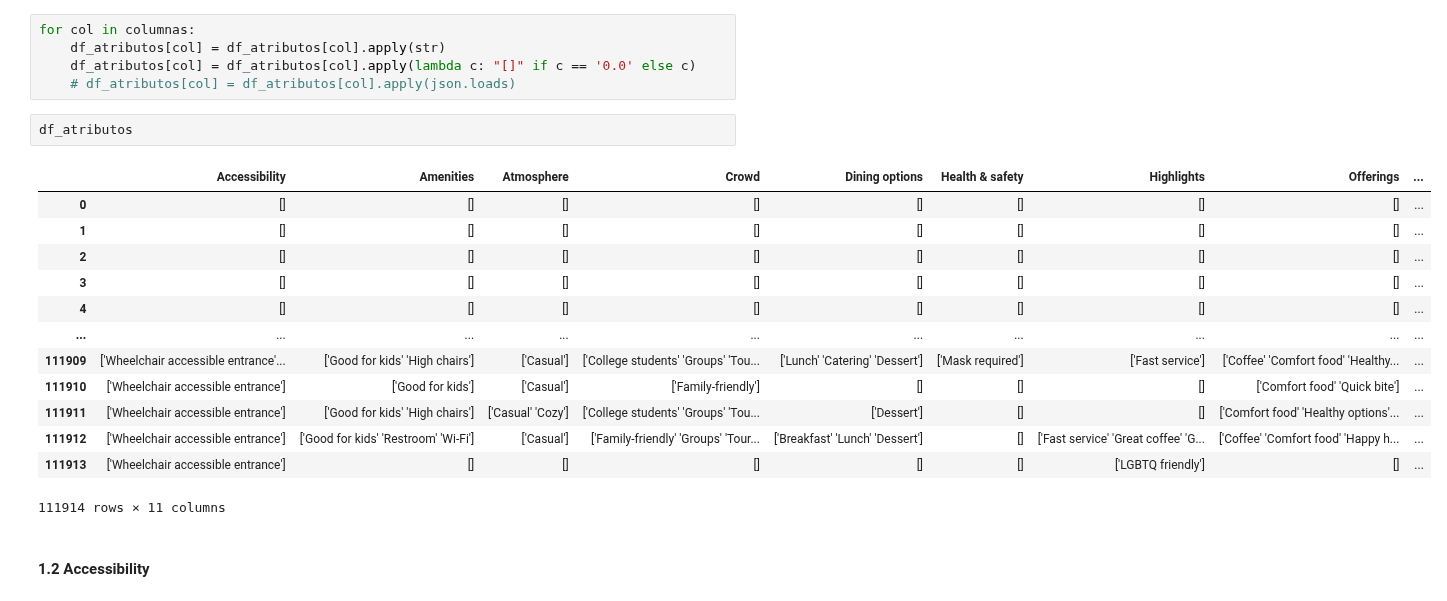
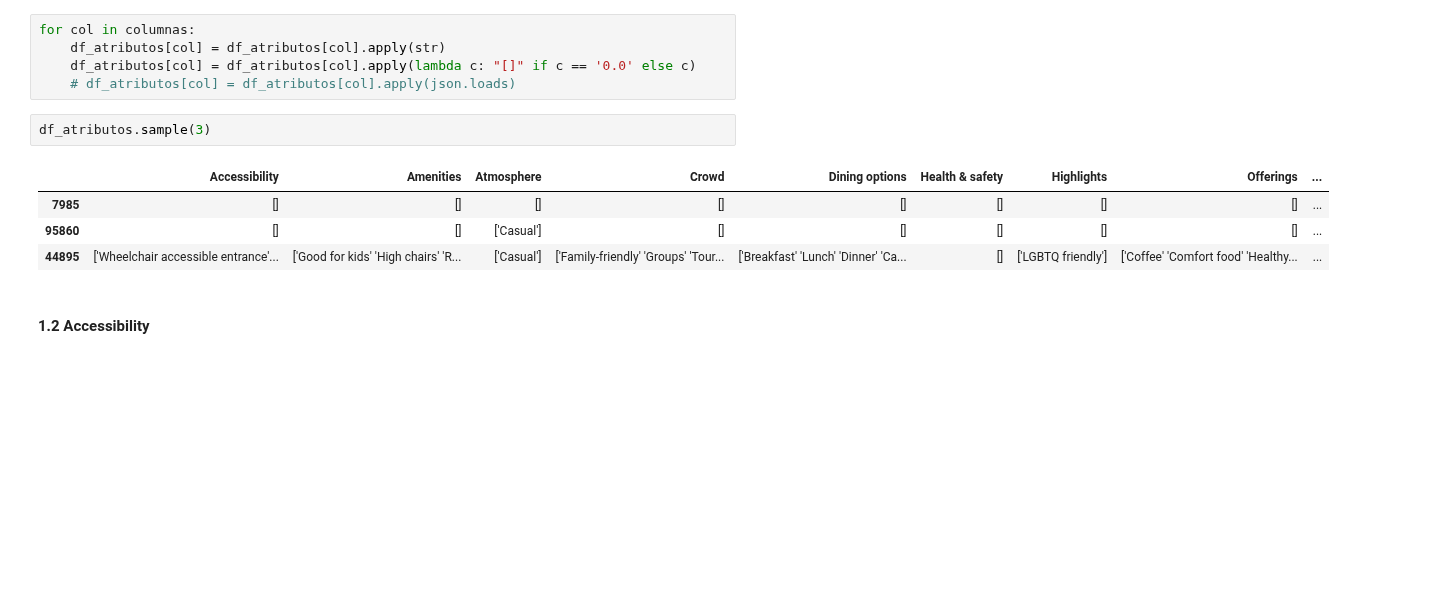
Before and after one commit to Aspirina180mg/PF_DATAPT07, a Jupyter notebook: ML-Javier.ipynb, the cells around one changed output. Drawn from its saved outputs; the diff is of its cells as text; blank space fills up the shorter version.

```diff
--- a/ML-Javier.ipynb
+++ b/ML-Javier.ipynb
@@ -61,21 +50,12 @@ for col in columnas:
     df_atributos[col] = df_atributos[col].apply(lambda c: "[]" if c == '0.0' else c)
     # df_atributos[col] = df_atributos[col].apply(json.loads)
 # %%
-df_atributos
+df_atributos.sample(3)
 # %% [output]
 |  | Accessibility | Amenities | Atmosphere | Crowd | Dining options | Health & safety | Highlights | Offerings | ... |
-| 0 | [] | [] | [] | [] | [] | [] | [] | [] | ... |
-| 1 | [] | [] | [] | [] | [] | [] | [] | [] | ... |
-| 2 | [] | [] | [] | [] | [] | [] | [] | [] | ... |
-| 3 | [] | [] | [] | [] | [] | [] | [] | [] | ... |
-| 4 | [] | [] | [] | [] | [] | [] | [] | [] | ... |
-| ... | ... | ... | ... | ... | ... | ... | ... | ... | ... |
-| 111909 | ['Wheelchair accessible entrance'... | ['Good for kids' 'High chairs'] | ['Casual'] | ['College students' 'Groups' 'Tou... | ['Lunch' 'Catering' 'Dessert'] | ['Mask required'] | ['Fast service'] | ['Coffee' 'Comfort food' 'Healthy... | ... |
-| 111910 | ['Wheelchair accessible entrance'] | ['Good for kids'] | ['Casual'] | ['Family-friendly'] | [] | [] | [] | ['Comfort food' 'Quick bite'] | ... |
-| 111911 | ['Wheelchair accessible entrance'] | ['Good for kids' 'High chairs'] | ['Casual' 'Cozy'] | ['College students' 'Groups' 'Tou... | ['Dessert'] | [] | [] | ['Comfort food' 'Healthy options'... | ... |
-| 111912 | ['Wheelchair accessible entrance'] | ['Good for kids' 'Restroom' 'Wi-Fi'] | ['Casual'] | ['Family-friendly' 'Groups' 'Tour... | ['Breakfast' 'Lunch' 'Dessert'] | [] | ['Fast service' 'Great coffee' 'G... | ['Coffee' 'Comfort food' 'Happy h... | ... |
-| 111913 | ['Wheelchair accessible entrance'] | [] | [] | [] | [] | [] | ['LGBTQ friendly'] | [] | ... |
+| 7985 | [] | [] | [] | [] | [] | [] | [] | [] | ... |
+| 95860 | [] | [] | ['Casual'] | [] | [] | [] | [] | [] | ... |
+| 44895 | ['Wheelchair accessible entrance'... | ['Good for kids' 'High chairs' 'R... | ['Casual'] | ['Family-friendly' 'Groups' 'Tour... | ['Breakfast' 'Lunch' 'Dinner' 'Ca... | [] | ['LGBTQ friendly'] | ['Coffee' 'Comfort food' 'Healthy... | ... |
-111914 rows × 11 columns
 # %% [markdown]
 #### 1.2 Accessibility
 # %%
```
Also changed, not shown: parts of 31 cells of this notebook.
